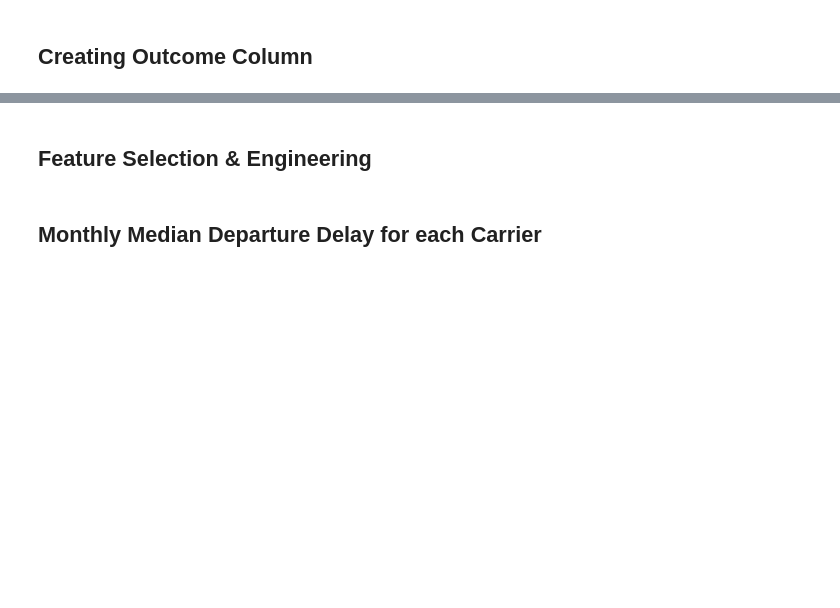
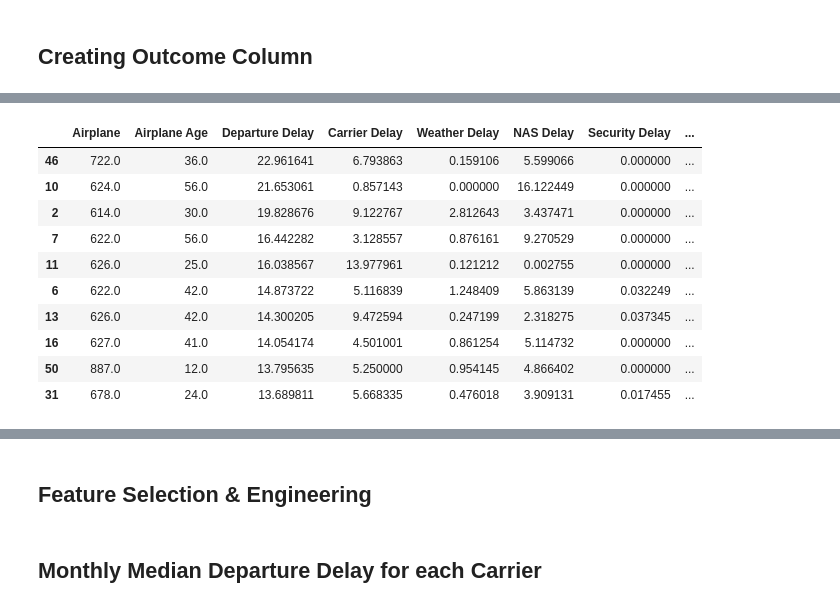
Before and after one commit to theianchia/predicting-flight-delays, a Jupyter notebook: eda/eda.ipynb, the cells around one changed output, grey strips where cells are left out. Saved outputs shown, nothing was run; the diff lists cells and outputs as text; code cells hidden in the pictures; blank space fills up the shorter version.

```diff
--- a/eda/eda.ipynb
+++ b/eda/eda.ipynb
@@ -63,0 +260,3 @@ print(departure_delay_df.std())
+# %%
+df['Date'] = pd.to_datetime(df['Date'])
+df.head()
@@ -63,0 +271,7 @@ print(departure_delay_df.std())
+# %%
+from pandas.tseries.holiday import USFederalHolidayCalendar
+cal = USFederalHolidayCalendar()
+holidays = cal.holidays(start='2018-01-01', end='2018-12-31').to_pydatetime()
+# %%
+df["is_holiday"] = df['Date'].isin(holidays)
+df.head()
@@ -63,0 +378,3 @@ print(departure_delay_df.std())
+# %%
+df['Date'] = pd.to_datetime(df['Date'])
+df.head()
@@ -63,0 +508,19 @@ print(departure_delay_df.std())
+# %%
+airplane_df = df.groupby(['Airplane', 'Airplane Age']).mean()[['Departure Delay', 'Carrier Delay', 'Weather Delay', 'NAS Delay', 'Security Delay', 'Late Aircraft Delay']]
+
+airplane_delay=airplane_df.reset_index()
+airplane_delay.sort_values(by="Departure Delay", ascending=False, inplace=True)
+top10 = airplane_delay[0:10]
+top10
+# %% [output]
+|  | Airplane | Airplane Age | Departure Delay | Carrier Delay | Weather Delay | NAS Delay | Security Delay | ... |
+| 46 | 722.0 | 36.0 | 22.961641 | 6.793863 | 0.159106 | 5.599066 | 0.000000 | ... |
+| 10 | 624.0 | 56.0 | 21.653061 | 0.857143 | 0.000000 | 16.122449 | 0.000000 | ... |
+| 2 | 614.0 | 30.0 | 19.828676 | 9.122767 | 2.812643 | 3.437471 | 0.000000 | ... |
+| 7 | 622.0 | 56.0 | 16.442282 | 3.128557 | 0.876161 | 9.270529 | 0.000000 | ... |
+| 11 | 626.0 | 25.0 | 16.038567 | 13.977961 | 0.121212 | 0.002755 | 0.000000 | ... |
+| 6 | 622.0 | 42.0 | 14.873722 | 5.116839 | 1.248409 | 5.863139 | 0.032249 | ... |
+| 13 | 626.0 | 42.0 | 14.300205 | 9.472594 | 0.247199 | 2.318275 | 0.037345 | ... |
+| 16 | 627.0 | 41.0 | 14.054174 | 4.501001 | 0.861254 | 5.114732 | 0.000000 | ... |
+| 50 | 887.0 | 12.0 | 13.795635 | 5.250000 | 0.954145 | 4.866402 | 0.000000 | ... |
+| 31 | 678.0 | 24.0 | 13.689811 | 5.668335 | 0.476018 | 3.909131 | 0.017455 | ... |
```
Also changed, not shown: parts of 71 cells of this notebook.
